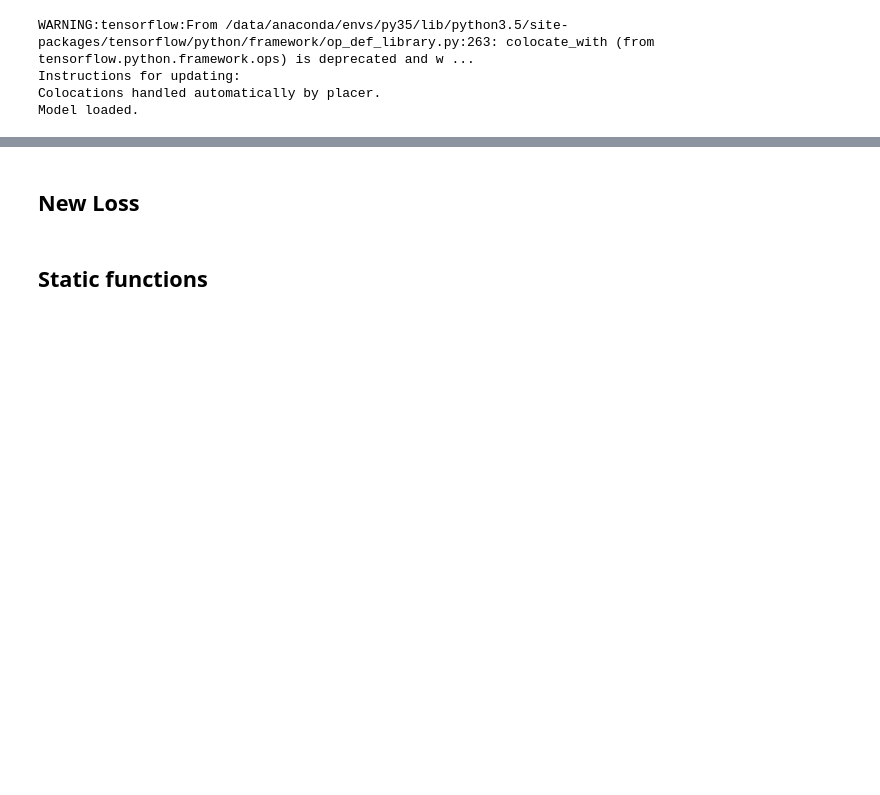
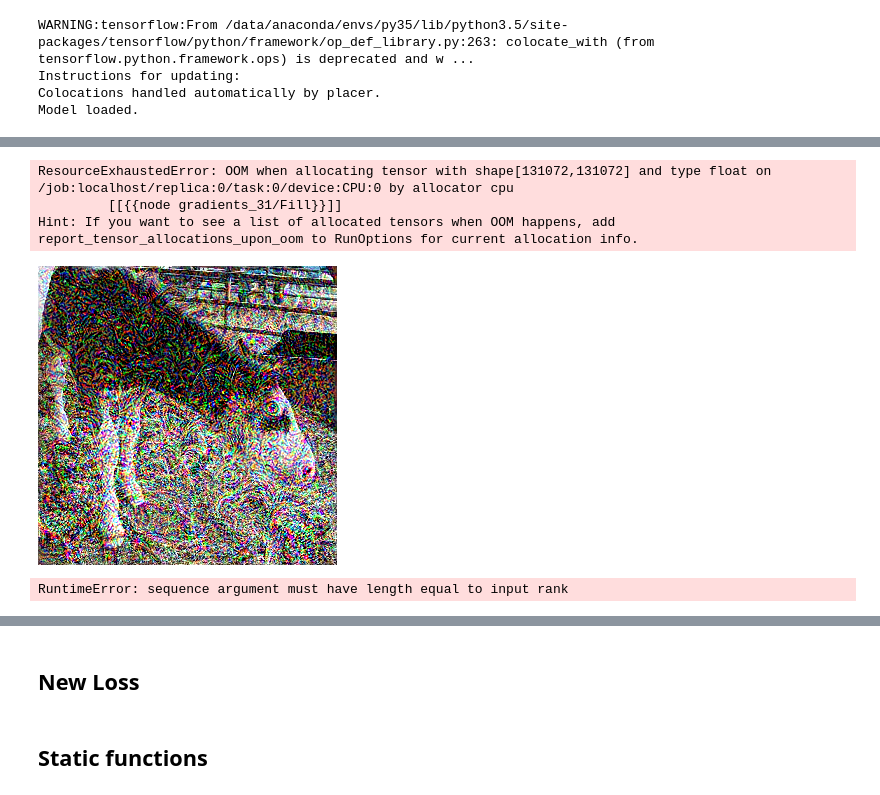
Before and after one commit to tyler-martin-12/tcav_on_azure, a Jupyter notebook: deep_dream_azure.ipynb, the cells around one changed output, grey strips where cells are left out. Drawn from its saved outputs; the diff is of its cells as text; code cells hidden in the pictures; blank space fills up the shorter version.

```diff
--- a/deep_dream_azure.ipynb
+++ b/deep_dream_azure.ipynb
@@ -43,14 +42,14 @@ Colocations handled automatically by placer.
 Model loaded.
 # %%
 # Playing with these hyperparameters will also allow you to achieve new effects
-step = 0.01  # Gradient ascent step size
+step = 0.05  # Gradient ascent step size
 num_octave = 1  # Number of scales at which to run gradient ascent
 octave_scale = 1.4  # Size ratio between scales
-iterations = 5  # Number of ascent steps per scale
-max_loss = 10
+iterations = 50  # Number of ascent steps per scale
+max_loss = 100000000000
 
-base_image_path = '/home/tyler/Desktop/tcav_on_azure/concepts/noise_white/img2.jpg'
-result_prefix = '/home/tyler/Desktop/tcav_on_azure/results/test'
+base_image_path = '/home/tyler/Desktop/tcav_on_azure/concepts/horse_sub_1/img100.jpg'
+#result_prefix = '/home/tyler/Desktop/tcav_on_azure/results/test'
 
 settings = {
     'features': {
@@ -61 +167,59 @@ img = preprocess_image(base_image_path)
+# %%
+tf.logging.set_verbosity(0)
+
+img_pic = image.load_img(base_image_path, target_size=(299, 299))
+img = image.img_to_array(img_pic)
+img = np.expand_dims(img, axis=0)
+img = inception_v3.preprocess_input(img)
+
+#original_img = np.copy(img)
+img = gradient_ascent(img,iterations=iterations,step=step,max_loss=max_loss)
+
+
+save_img(img, fname='results/test_1.png')
+# %% [output]
+ResourceExhaustedError: OOM when allocating tensor with shape[131072,131072] and type float on /job:localhost/replica:0/task:0/device:CPU:0 by allocator cpu
+         [[{{node gradients_31/Fill}}]]
+Hint: If you want to see a list of allocated tensors when OOM happens, add report_tensor_allocations_upon_oom to RunOptions for current allocation info.
+# %%
+img_path = 'results/test_1.png'
+test_img = image.load_img(img_path, target_size=(299, 299))
+test_img
+# %% [output]
+[figure, added]
+# %%
+tf.logging.set_verbosity(0)
+
+img_pic = image.load_img(base_image_path, target_size=(299, 299))
+img = image.img_to_array(img_pic)
+img = preprocess_image(base_image_path)
+if K.image_data_format() == 'channels_first':
+    original_shape = img.shape[2:]
+else:
+    original_shape = img.shape[1:3]
+successive_shapes = [original_shape]
+for i in range(1, num_octave):
+    shape = tuple([int(dim / (octave_scale ** i)) for dim in original_shape])
+    successive_shapes.append(shape)
+successive_shapes = successive_shapes[::-1]
+original_img = np.copy(img)
+shrunk_original_img = resize_img(img, successive_shapes[0])
+
+for shape in successive_shapes:
+    #print('Processing image shape', shape)
+    #img = resize_img(img, shape)
+    img = gradient_ascent(img,
+                          iterations=iterations,
+                          step=step,
+                          max_loss=max_loss)
+    #upscaled_shrunk_original_img = resize_img(shrunk_original_img, shape)
+    #same_size_original = resize_img(original_img, shape)
+    #lost_detail = same_size_original - upscaled_shrunk_original_img
+
+    #img += lost_detail
+    #shrunk_original_img = resize_img(original_img, shape)
+
+save_img(img, fname='results/test_1.png')
+# %% [output]
+RuntimeError: sequence argument must have length equal to input rank
 # %%
```
Also changed, not shown: parts of 31 cells of this notebook, 2 other files.
